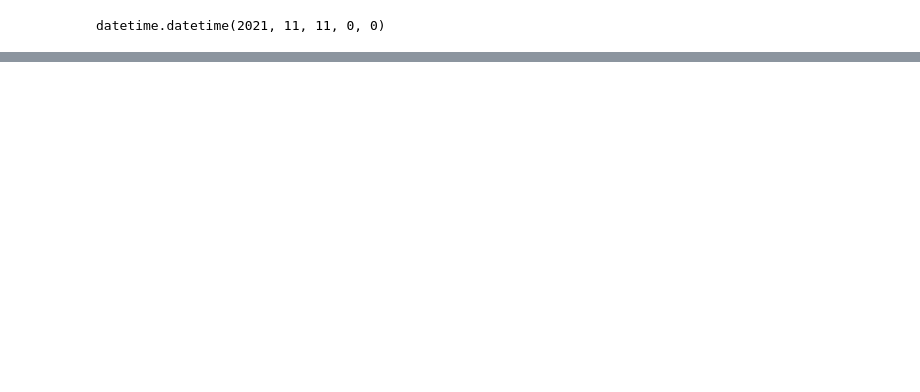
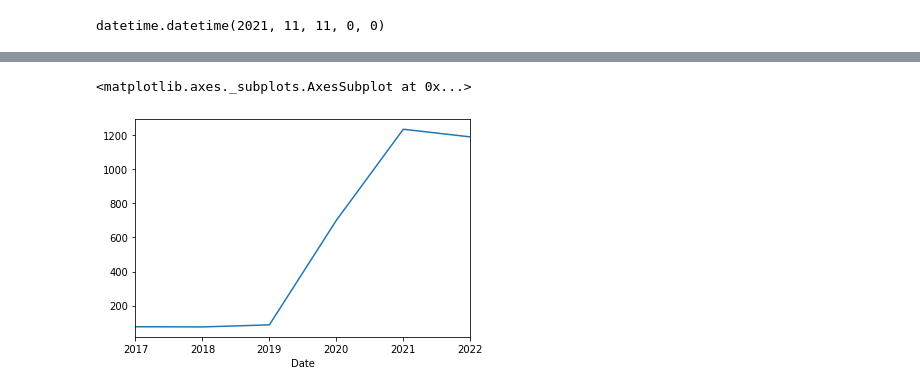
Before and after one commit to manasik29/Time_Series, a Jupyter notebook: Time_Series_EDA.ipynb, the cells around one changed output, grey strips where cells are left out. Drawn from its saved outputs; the diff is of its cells as text; code cells hidden in the pictures; blank space fills up the shorter version.

```diff
--- a/Time_Series_EDA.ipynb
+++ b/Time_Series_EDA.ipynb
@@ -200,0 +274,5 @@ execution time: 0:00:00.000161
+# %%
+df_tesla.resample(rule='A').max()['Open'].plot()
+# %% [output]
+<matplotlib.axes._subplots.AxesSubplot at 0x...>
+[figure, added]
```
Also changed, not shown: parts of 46 cells of this notebook.
